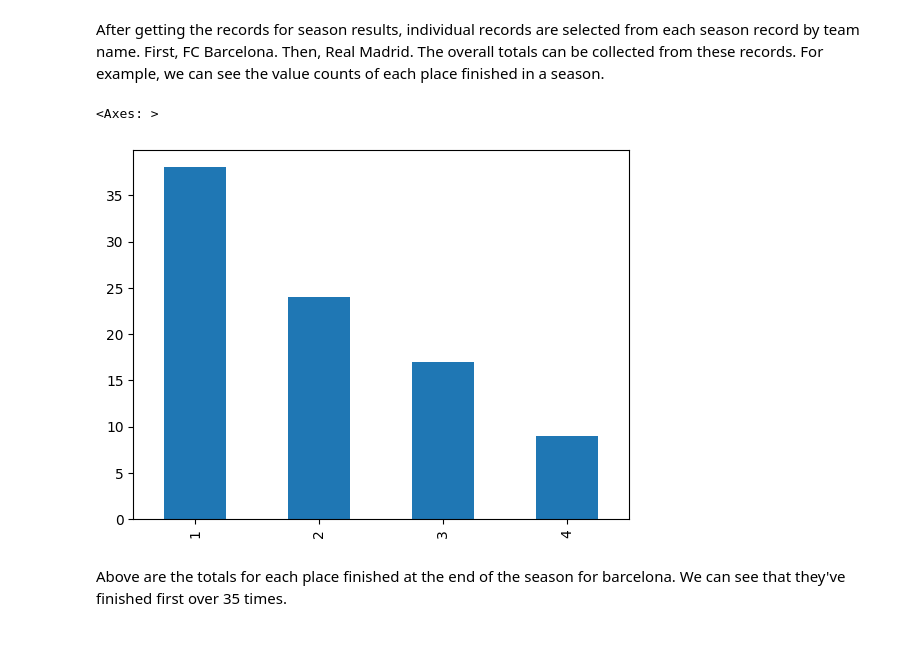
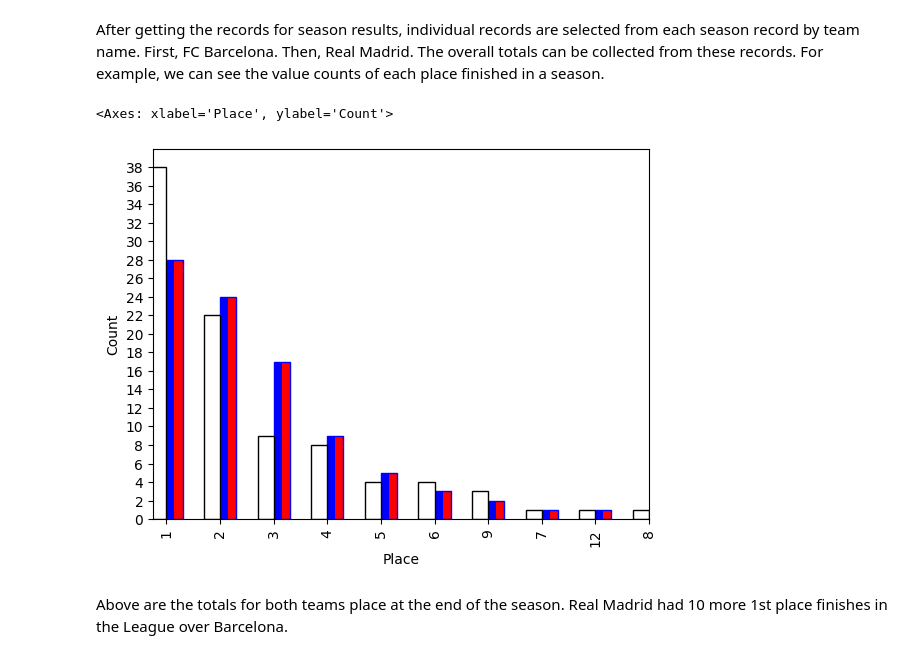
Before and after one commit to EvanDBush/soccer_rivalry_project, a Jupyter notebook: explore.ipynb, the cells around one changed output. Drawn from its saved outputs; the diff is of its cells as text; code cells hidden in the pictures.

Commit message:
adds hacky bar graph

```diff
--- a/explore.ipynb
+++ b/explore.ipynb
@@ -35,19 +35,21 @@ After getting the records for season results, individual records are selected fr
 # %%
 # Gets records for each season by team name
 barcelona_season_results_df = season_results_df[season_results_df['Team'] == 'FC Barcelona']
 real_madrid_season_results_df = season_results_df[season_results_df['Team'] == 'Real Madrid']
 
 # Gets value counts for places finished by each team
 barcelona_place_finished_counts = barcelona_season_results_df['Place'].value_counts()
 real_madrid_place_finished_counts = real_madrid_season_results_df['Place'].value_counts()
 
 #gets top 4 finishes
-barcelona_top_4= barcelona_place_finished_counts[0:4]
-real_madrid_top_4= real_madrid_place_finished_counts[0:4]
+barcelona_top_4= barcelona_place_finished_counts
+real_madrid_top_4= real_madrid_place_finished_counts
 
-barcelona_top_4.plot(kind='bar')
+barcelona_top_4.plot(kind='bar',label='FC Barcelona', align='edge', xlabel='Place',color='red', edgecolor="blue", ylabel='Count',yticks=(np.arange(0,40, step=2))  ,width= .3)
+barcelona_top_4.plot(kind='bar',label='FC Barcelona', align='edge', xlabel='Place',color='blue', ylabel='Count',yticks=(np.arange(0,40, step=2))  ,width= .15)
+real_madrid_top_4.plot(kind='bar',label='Real Madrid', align='edge', xlabel='Place',color='white', edgecolor='black', ylabel='Count',yticks=(np.arange(0,40, step=2))  ,width= -.3)
 # %% [output]
-<Axes: >
+<Axes: xlabel='Place', ylabel='Count'>
-[figure, old version]
+[figure, new version]
 # %% [markdown]
-Above are the totals for each place finished at the end of the season for barcelona. We can see that they've finished first over 35 times.
+Above are the totals for both teams place at the end of the season. Real Madrid had 10 more 1st place finishes in the League over Barcelona.
```
Also changed, not shown: parts of 7 cells of this notebook.
